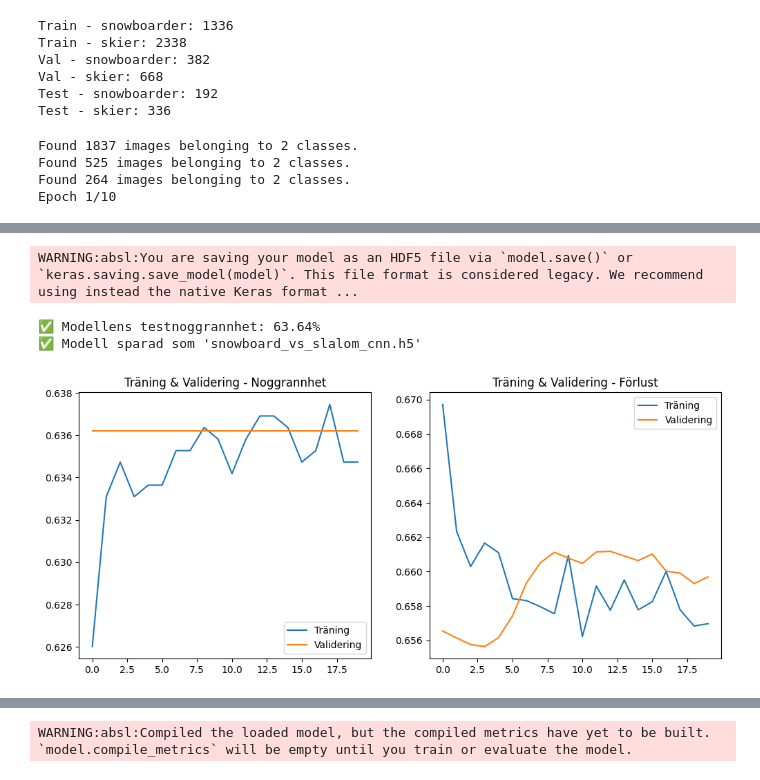
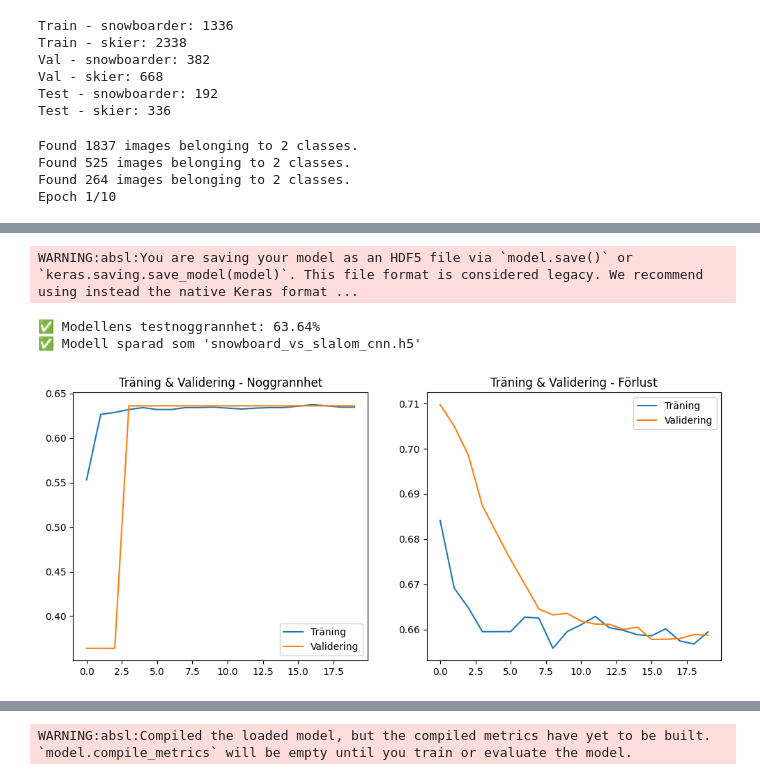
Before and after one commit to Ranzz02/cv-25-project, a Jupyter notebook: classifier.ipynb, the cells around one changed output, grey strips where cells are left out. Saved outputs shown, nothing was run; the diff lists cells and outputs as text; code cells hidden in the pictures.

```diff
--- a/classifier.ipynb
+++ b/classifier.ipynb
@@ -101,6 +102,8 @@ from tensorflow.keras.applications import EfficientNetB0
 from tensorflow.keras.layers import Dense, GlobalAveragePooling2D, Dropout
 from tensorflow.keras.models import Model
 from tensorflow.keras.optimizers import Adam
+from tensorflow.keras.callbacks import EarlyStopping
+from sklearn.utils import class_weight
 
 IMG_SIZE = (224, 224)
 BATCH_SIZE = 32
@@ -161,16 +164,29 @@ model = Model(inputs=base_model.input, outputs=predictions)
 
 # Kompilera modellen
 model.compile(
-    optimizer=Adam(learning_rate=1e-5),
+    optimizer=Adam(learning_rate=1e-4),
     loss="binary_crossentropy",  # Använd "categorical_crossentropy" om fler än två klasser
     metrics=["accuracy"]
 )
 
-# Träna modellen (första steget)
+
+
+# Beräkna klassvikter baserat på dina etiketter
+class_weights = class_weight.compute_class_weight(
+    class_weight='balanced',
+    classes=np.unique(train_generator.classes),
+    y=train_generator.classes
+)
+
+# Skapa en dictionary som tilldelar vikt till varje klass
+class_weight_dict = dict(enumerate(class_weights))
+
+# Träna modellen med klassvikter
 history = model.fit(
     train_generator,
     validation_data=val_generator,
-    epochs=10,  # Träna först i 10 epoker
+    epochs=10,
+    class_weight=class_weight_dict,  # Lägg till klassvikterna här
     verbose=1
 )
 
@@ -187,12 +203,18 @@ model.compile(
 )
 
 # Träna modellen vidare
+
+
+early_stopping = EarlyStopping(monitor="val_loss", patience=5, restore_best_weights=True)
+
 history_fine = model.fit(
     train_generator,
     validation_data=val_generator,
-    epochs=20,  # Ytterligare 20 epoker
-    verbose=1
+    epochs=20,
+    verbose=1,
+    callbacks=[early_stopping]
 )
+
 
 loss, acc = model.evaluate(test_generator)
 print(f"✅ Modellens testnoggrannhet: {acc:.2%}")
@@ -253,4 +275,4 @@ Epoch 20/20
 WARNING:absl:You are saving your model as an HDF5 file via `model.save()` or `keras.saving.save_model(model)`. This file format is considered legacy. We recommend using instead the native Keras format ...
 ✅ Modellens testnoggrannhet: 63.64%
 ✅ Modell sparad som 'snowboard_vs_slalom_cnn.h5'
-[figure, old version]
+[figure, new version]
```
Also changed, not shown: parts of 4 cells of this notebook.
